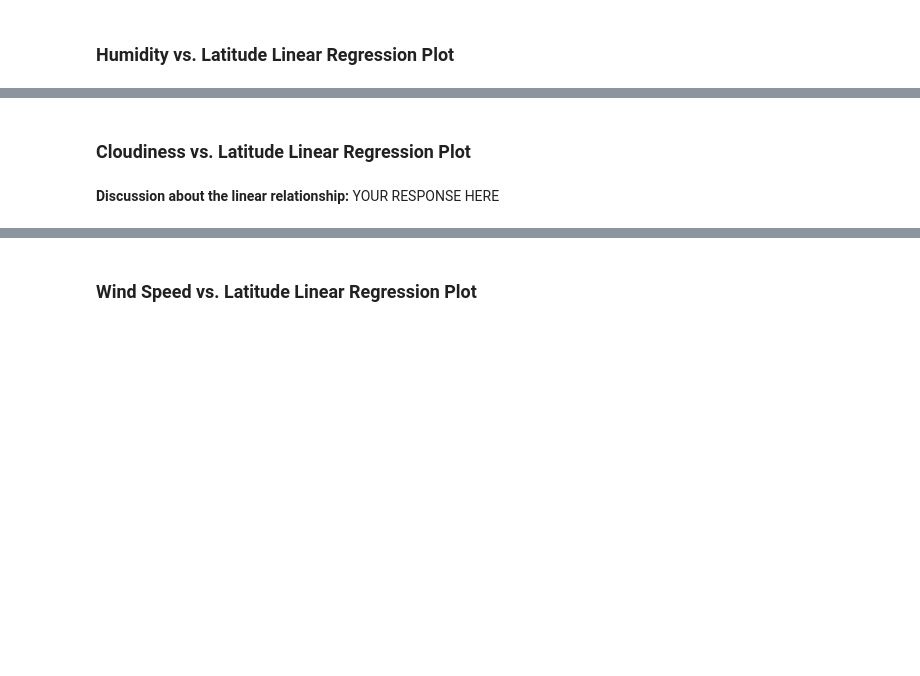
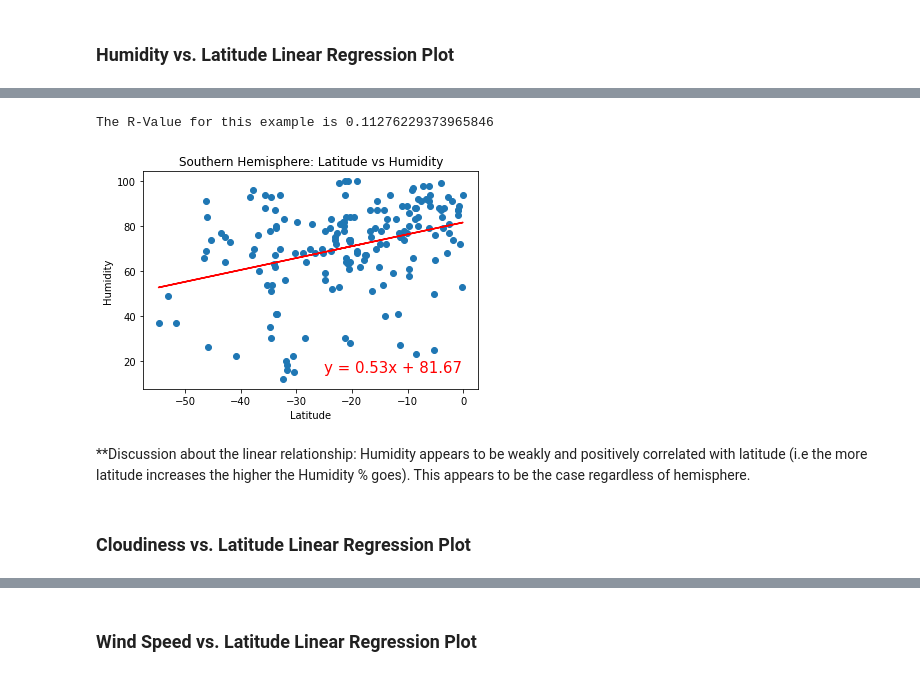
Before and after one commit to EJPer/API-Challenge, a Jupyter notebook: WeatherPy/WeatherPy.ipynb, the cells around one changed output, grey strips where cells are left out. Drawn from its saved outputs; the diff is of its cells as text; code cells hidden in the pictures; blank space fills up the shorter version.

```diff
--- a/WeatherPy/WeatherPy.ipynb
+++ b/WeatherPy/WeatherPy.ipynb
@@ -342,2 +344,14 @@ The R-Value for this example is 0.22382418399280668
+# %%
+# Southern Hemisphere
+weather_regress(southern_hemi_df['Lat'],southern_hemi_df['Humidity'],-25 , 15, 15)
+plt.title('Southern Hemisphere: Latitude vs Humidity')
+plt.xlabel('Latitude')
+plt.ylabel('Humidity')
+plt.show()
+# %% [output]
+The R-Value for this example is 0.11276229373965846
+[figure, added]
+# %% [markdown]
+**Discussion about the linear relationship: Humidity appears to be weakly and positively correlated with latitude (i.e the more latitude increases the higher the Humidity % goes). This appears to be the case regardless of hemisphere.
 # %% [markdown]
 ### Cloudiness vs. Latitude Linear Regression Plot
@@ -350,2 +357,0 @@ The R-Value for this example is 0.22382418399280668
-# %% [markdown]
-**Discussion about the linear relationship:** YOUR RESPONSE HERE
```
Also changed, not shown: parts of 29 cells of this notebook, 5 other files.
